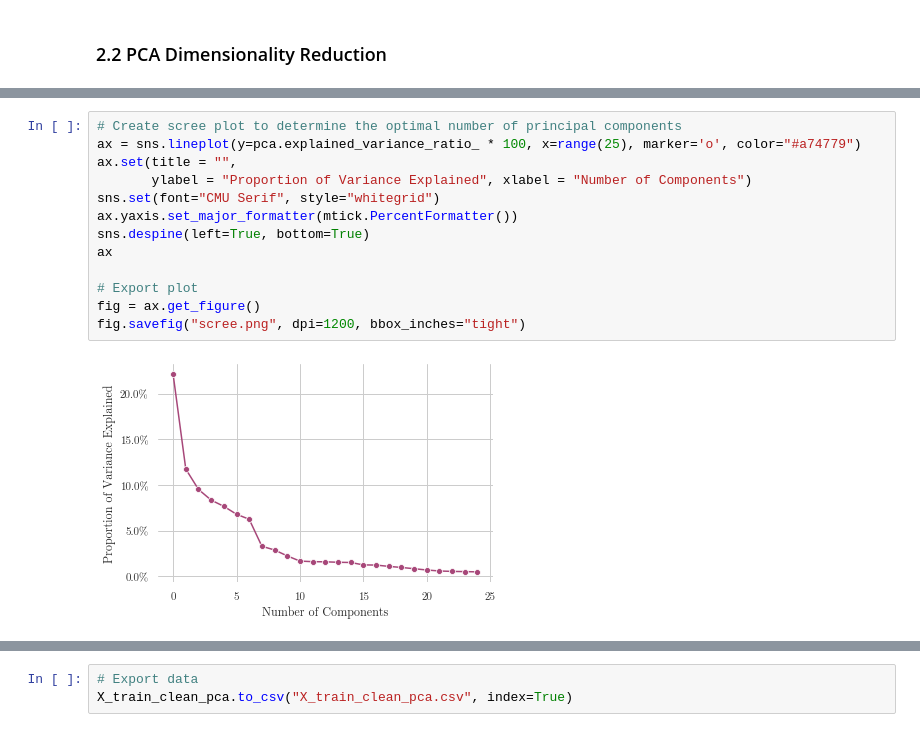
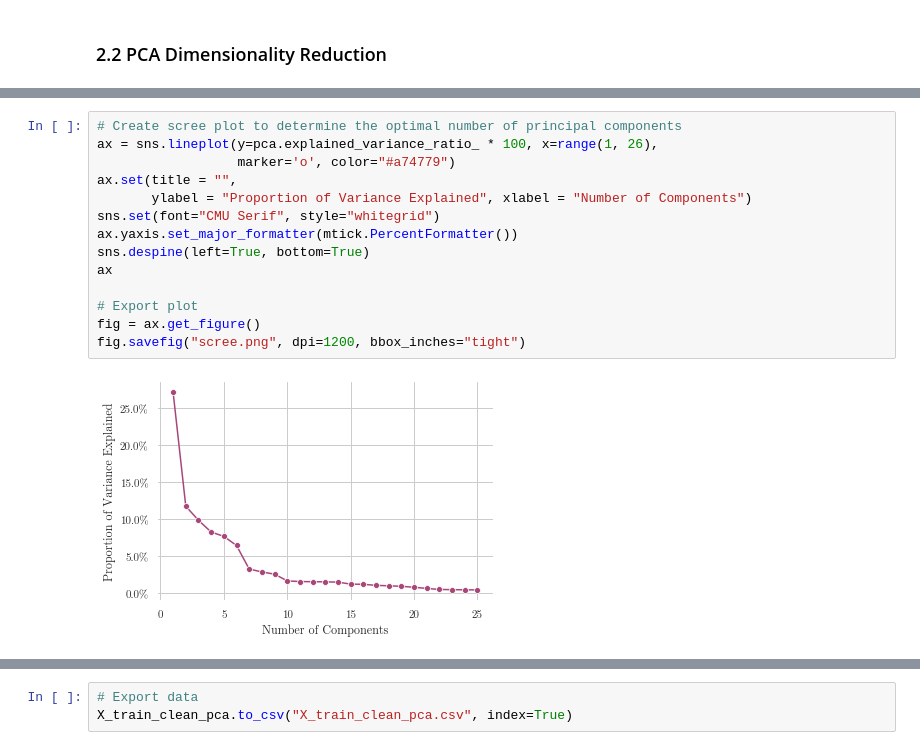
Before and after one commit to rapsoj/sml-practical, a Jupyter notebook: 2-PreProcessing.ipynb, the cells around one changed output, grey strips where cells are left out. Drawn from its saved outputs; the diff is of its cells as text.

```diff
--- a/2-PreProcessing.ipynb
+++ b/2-PreProcessing.ipynb
@@ -101,15 +101,16 @@ spectroFlux_i  0.193903 -0.036864 -0.024985  0.261095  0.039952  0.076138
-# %%
-# Create scree plot to determine the optimal number of principal components
-ax = sns.lineplot(y=pca.explained_variance_ratio_ * 100, x=range(25), marker='o', color="#a74779")
-ax.set(title = "",
-       ylabel = "Proportion of Variance Explained", xlabel = "Number of Components")
-sns.set(font="CMU Serif", style="whitegrid")
-ax.yaxis.set_major_formatter(mtick.PercentFormatter())
-sns.despine(left=True, bottom=True)
-ax
-
-# Export plot
-fig = ax.get_figure()
-fig.savefig("scree.png", dpi=1200, bbox_inches="tight")
-# %% [output]
-[figure, removed]
+# %%
+# Create scree plot to determine the optimal number of principal components
+ax = sns.lineplot(y=pca.explained_variance_ratio_ * 100, x=range(1, 26),
+                  marker='o', color="#a74779")
+ax.set(title = "",
+       ylabel = "Proportion of Variance Explained", xlabel = "Number of Components")
+sns.set(font="CMU Serif", style="whitegrid")
+ax.yaxis.set_major_formatter(mtick.PercentFormatter())
+sns.despine(left=True, bottom=True)
+ax
+
+# Export plot
+fig = ax.get_figure()
+fig.savefig("scree.png", dpi=1200, bbox_inches="tight")
+# %% [output]
+[figure, added]
```
Also changed, not shown: parts of 2 cells of this notebook, 1 other file.
